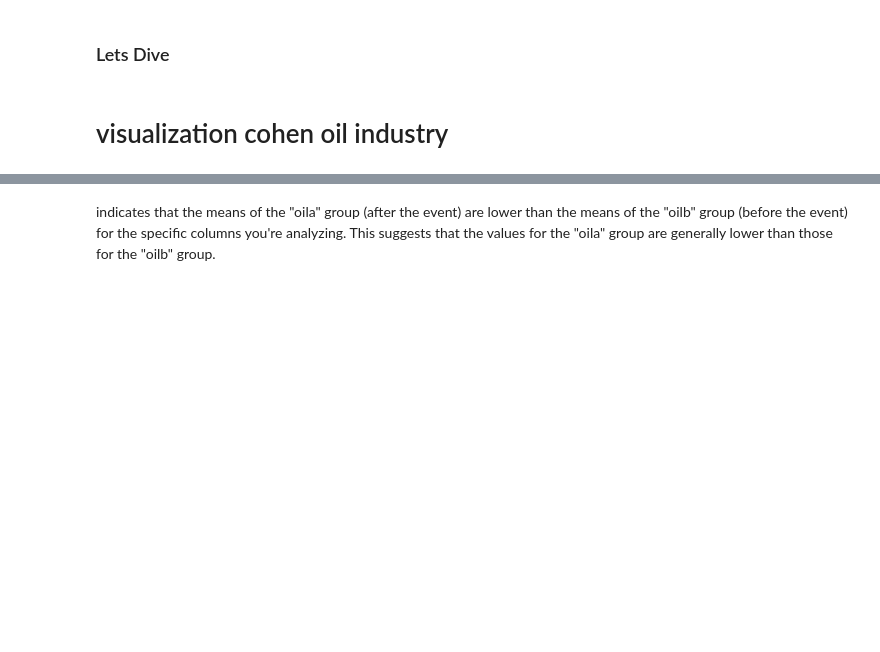
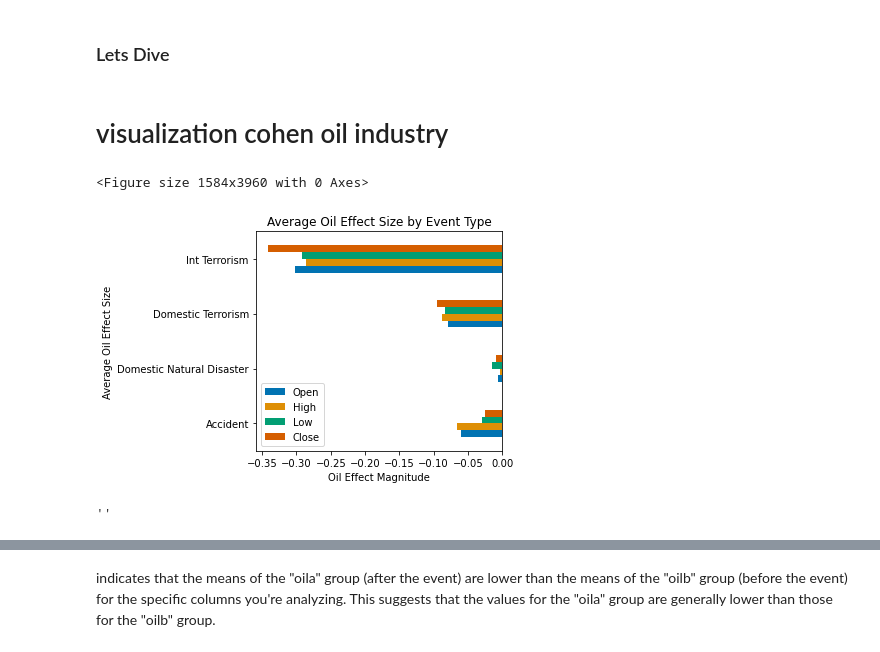
Before and after one commit to NSS-Full-Time-Data-Analytics-10/Ishmail_captsone, a Jupyter notebook: Capstone_final_workbook.ipynb, the cells around one changed output, grey strips where cells are left out. Drawn from its saved outputs; the diff is of its cells as text; code cells hidden in the pictures; blank space fills up the shorter version.

```diff
--- a/Capstone_final_workbook.ipynb
+++ b/Capstone_final_workbook.ipynb
@@ -253,23 +351,27 @@ effect_cohen = pd.DataFrame(effect_sizes_dict)
 # %%
 # cohens effect size
 # Set the color palette
 sns.set_palette("colorblind")
 
 # Group the DataFrame by 'Type' and calculate the mean effect size for each measurement
 avg_effect_size_by_type = effect_cohen.groupby('Type')[['Open', 'High', 'Low', 'Close']].mean()
 
 # Create a bar plot
 plt.figure(figsize=(22, 55))
 avg_effect_size_by_type.plot(kind='barh')
 
 # Adding labels and title
-plt.xlabel('Event Type')
+plt.xlabel('Oil Effect Magnitude')
 plt.ylabel('Average Oil Effect Size')
 plt.title('Average Oil Effect Size by Event Type')
 
 # Show the plot
 plt.tight_layout()
 plt.show()
 ;
+# %% [output]
+<Figure size 1584x3960 with 0 Axes>
+[figure, added]
+''
 # %%
 effect_cohen.to_csv()
```
Also changed, not shown: parts of 83 cells of this notebook, 4 other files.
